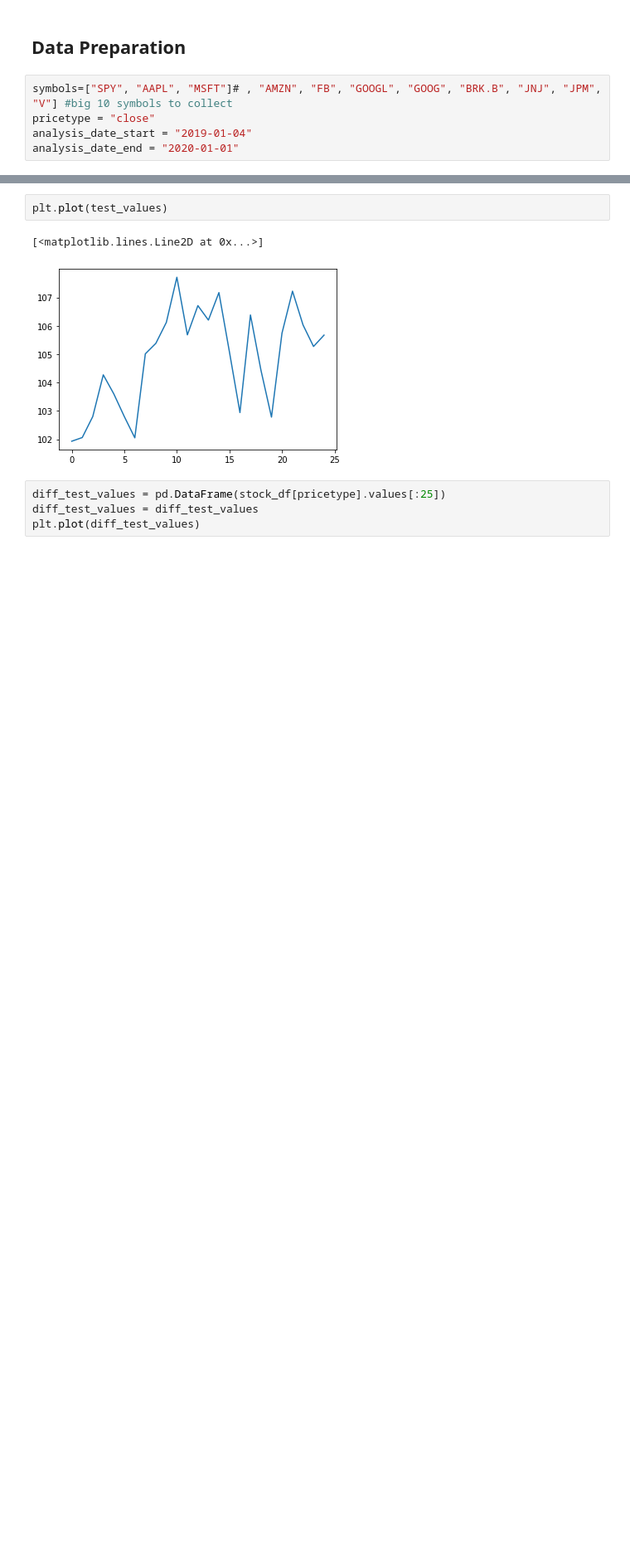
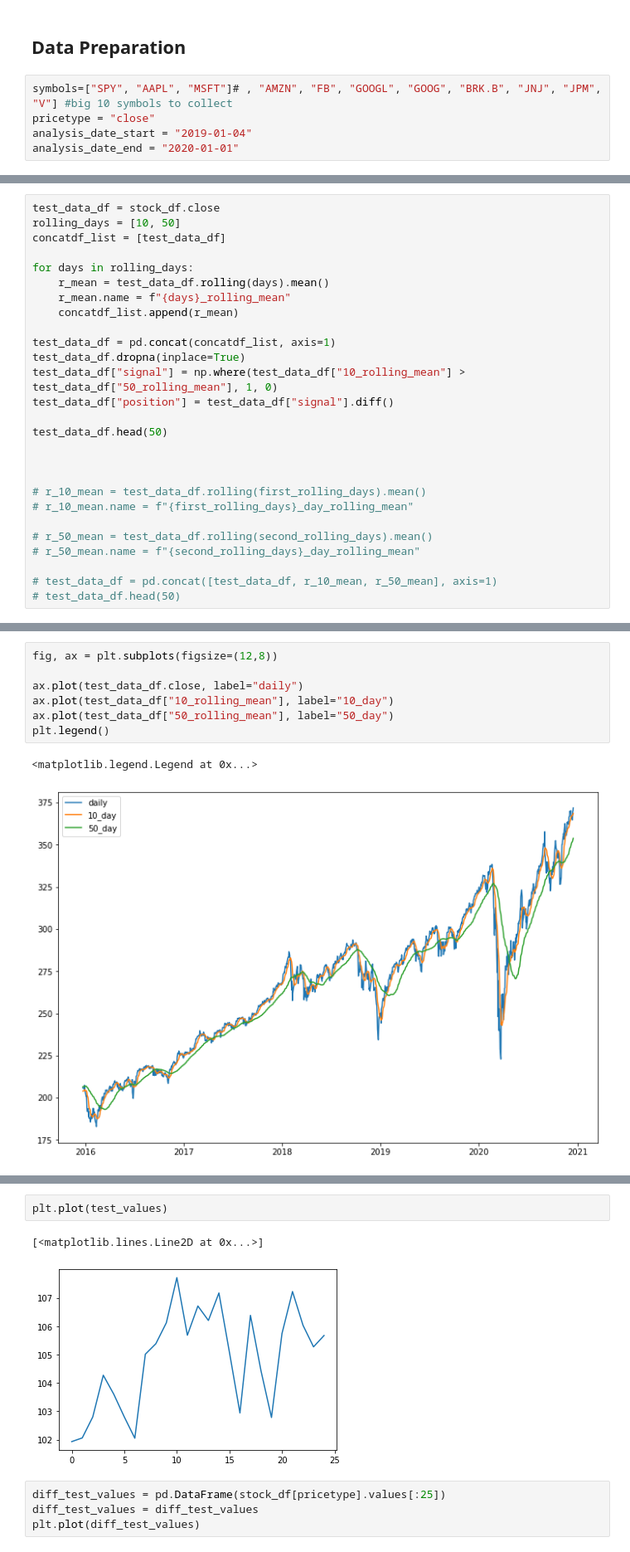
Before and after one commit to yunghanjeong/fitsnbits, a Jupyter notebook: notebooks/arima_auto_model.ipynb, the cells around one changed output, grey strips where cells are left out. Shown at 83% size. Drawn from its saved outputs; the diff is of its cells as text; blank space fills up the shorter version.

```diff
--- a/notebooks/arima_auto_model.ipynb
+++ b/notebooks/arima_auto_model.ipynb
@@ -57,0 +60,27 @@ stock_df
+# %%
+test_data_df = stock_df.close
+rolling_days = [10, 50]
+concatdf_list = [test_data_df]
+
+for days in rolling_days:
+    r_mean = test_data_df.rolling(days).mean()
+    r_mean.name = f"{days}_rolling_mean"
+    concatdf_list.append(r_mean)
+
+test_data_df = pd.concat(concatdf_list, axis=1)
+test_data_df.dropna(inplace=True)
+test_data_df["signal"] = np.where(test_data_df["10_rolling_mean"] > test_data_df["50_rolling_mean"], 1, 0)
+test_data_df["position"] = test_data_df["signal"].diff()
+
+test_data_df.head(50)
+
+
+
+# r_10_mean = test_data_df.rolling(first_rolling_days).mean()
+# r_10_mean.name = f"{first_rolling_days}_day_rolling_mean"
+
+# r_50_mean = test_data_df.rolling(second_rolling_days).mean()
+# r_50_mean.name = f"{second_rolling_days}_day_rolling_mean"
+
+# test_data_df = pd.concat([test_data_df, r_10_mean, r_50_mean], axis=1)
+# test_data_df.head(50)
@@ -58 +106,11 @@ stock_df
+# %%
+fig, ax = plt.subplots(figsize=(12,8))
+
+ax.plot(test_data_df.close, label="daily")
+ax.plot(test_data_df["10_rolling_mean"], label="10_day")
+ax.plot(test_data_df["50_rolling_mean"], label="50_day")
+plt.legend()
+# %% [output]
+<matplotlib.legend.Legend at 0x...>
+[figure, added]
 # %% [markdown]
```
Also changed, not shown: parts of 25 cells of this notebook, 1 other file.
